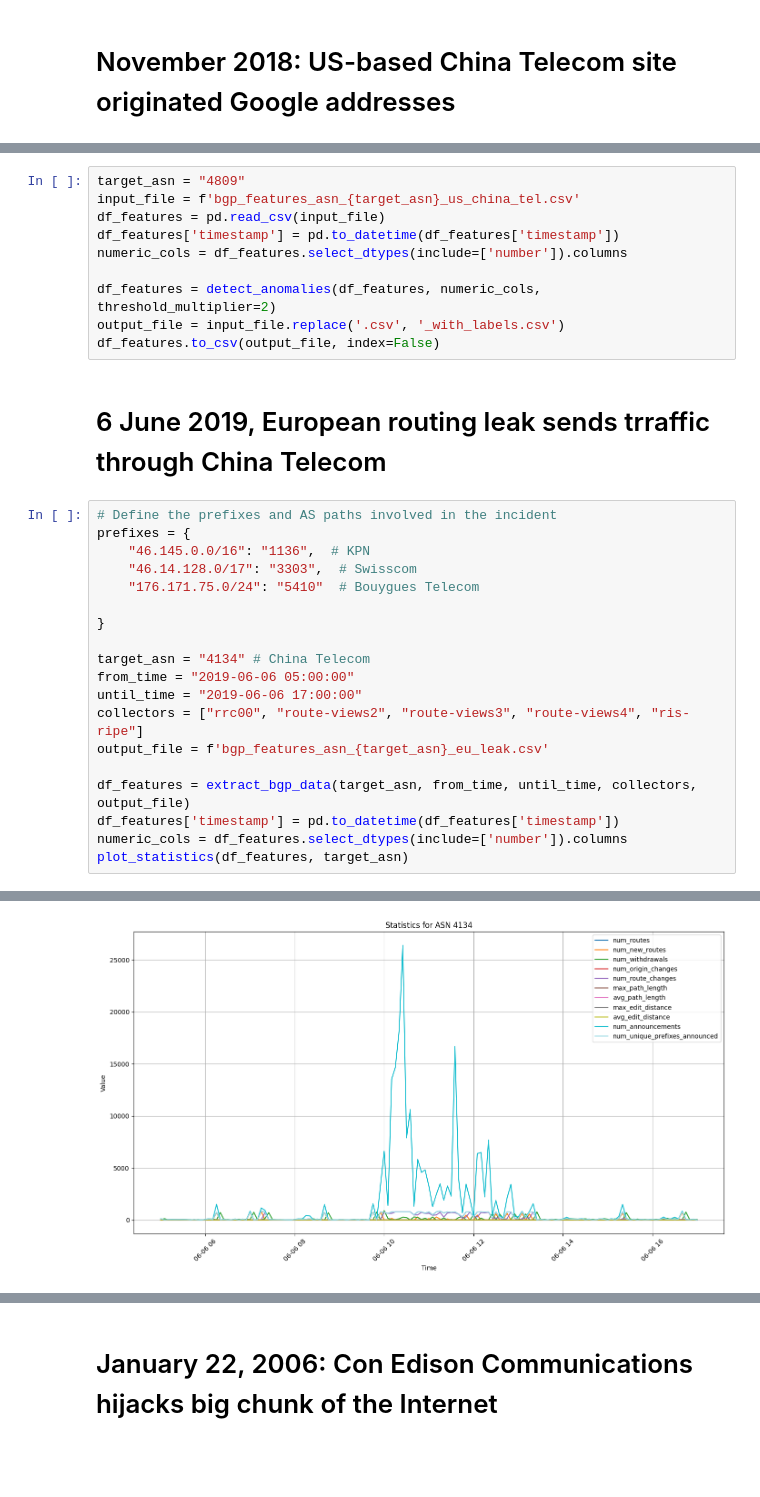
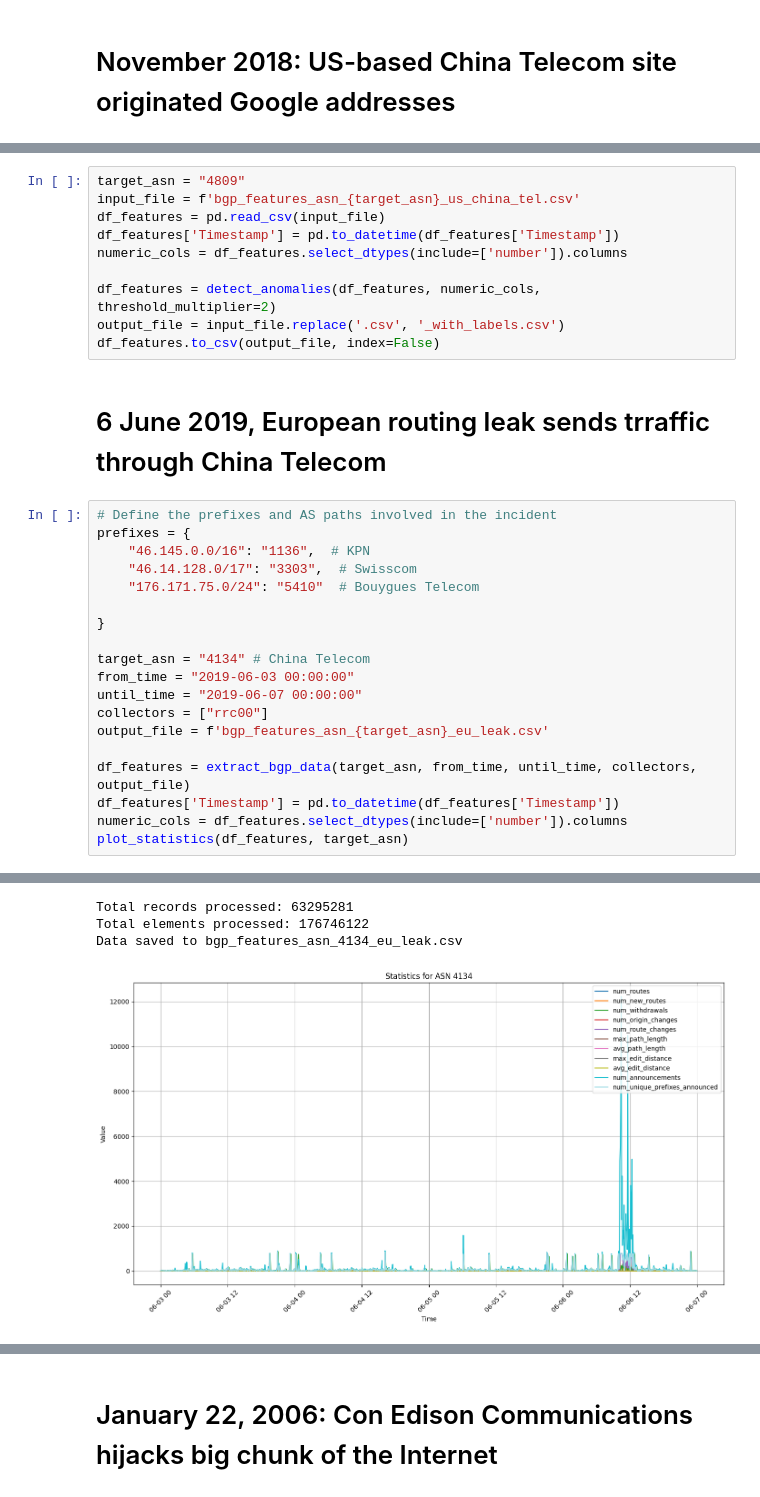
Before and after one commit to hyonbokan/BGP_data_analysis, a Jupyter notebook: bgp_data_analysis_feature_extraction.ipynb, the cells around one changed output, grey strips where cells are left out. Saved outputs shown, nothing was run; the diff lists cells and outputs as text; blank space fills up the shorter version.

```diff
--- a/bgp_data_analysis_feature_extraction.ipynb
+++ b/bgp_data_analysis_feature_extraction.ipynb
@@ -384,7 +315,7 @@ Data saved to bgp_features_asn_4809_us_china_tel.csv
 target_asn = "4809"
 input_file = f'bgp_features_asn_{target_asn}_us_china_tel.csv'
 df_features = pd.read_csv(input_file)
-df_features['timestamp'] = pd.to_datetime(df_features['timestamp'])
+df_features['Timestamp'] = pd.to_datetime(df_features['Timestamp'])
 numeric_cols = df_features.select_dtypes(include=['number']).columns
 
 df_features = detect_anomalies(df_features, numeric_cols, threshold_multiplier=2)
@@ -402,13 +333,13 @@ prefixes = {
 }
 
 target_asn = "4134" # China Telecom
-from_time = "2019-06-06 05:00:00"
-until_time = "2019-06-06 17:00:00"
-collectors = ["rrc00", "route-views2", "route-views3", "route-views4", "ris-ripe"]
+from_time = "2019-06-03 00:00:00"
+until_time = "2019-06-07 00:00:00"
+collectors = ["rrc00"]
 output_file = f'bgp_features_asn_{target_asn}_eu_leak.csv'
 
 df_features = extract_bgp_data(target_asn, from_time, until_time, collectors, output_file)
-df_features['timestamp'] = pd.to_datetime(df_features['timestamp'])
+df_features['Timestamp'] = pd.to_datetime(df_features['Timestamp'])
 numeric_cols = df_features.select_dtypes(include=['number']).columns
 plot_statistics(df_features, target_asn)
 # %% [output]
@@ -418,4 +349,7 @@ Data saved to bgp_features_asn_4134_eu_leak.csv
+Total records processed: 63295281
+Total elements processed: 176746122
+Data saved to bgp_features_asn_4134_eu_leak.csv
-[figure, old version]
+[figure, new version]
 # %%
 target_asn = "4134"
 input_file = f'bgp_features_asn_{target_asn}_eu_leak.csv'
```
Also changed, not shown: parts of 37 cells of this notebook, 2 other files.
